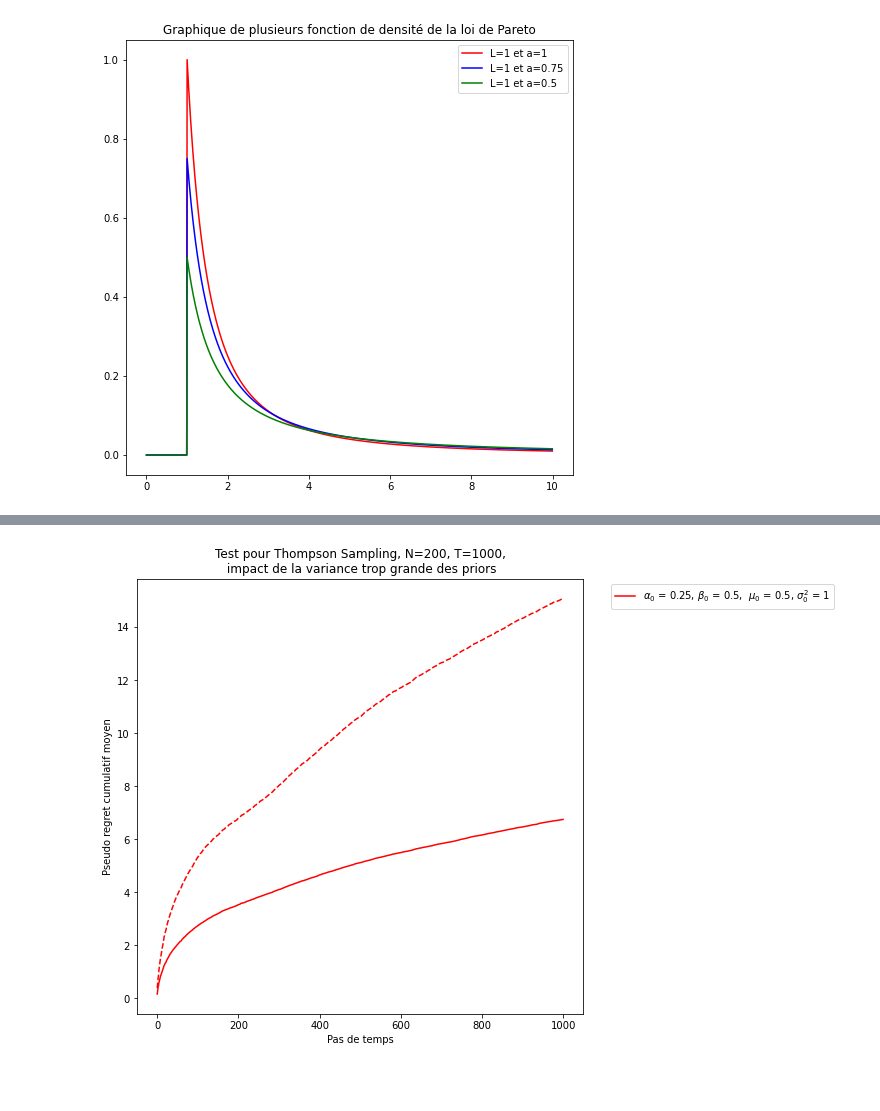
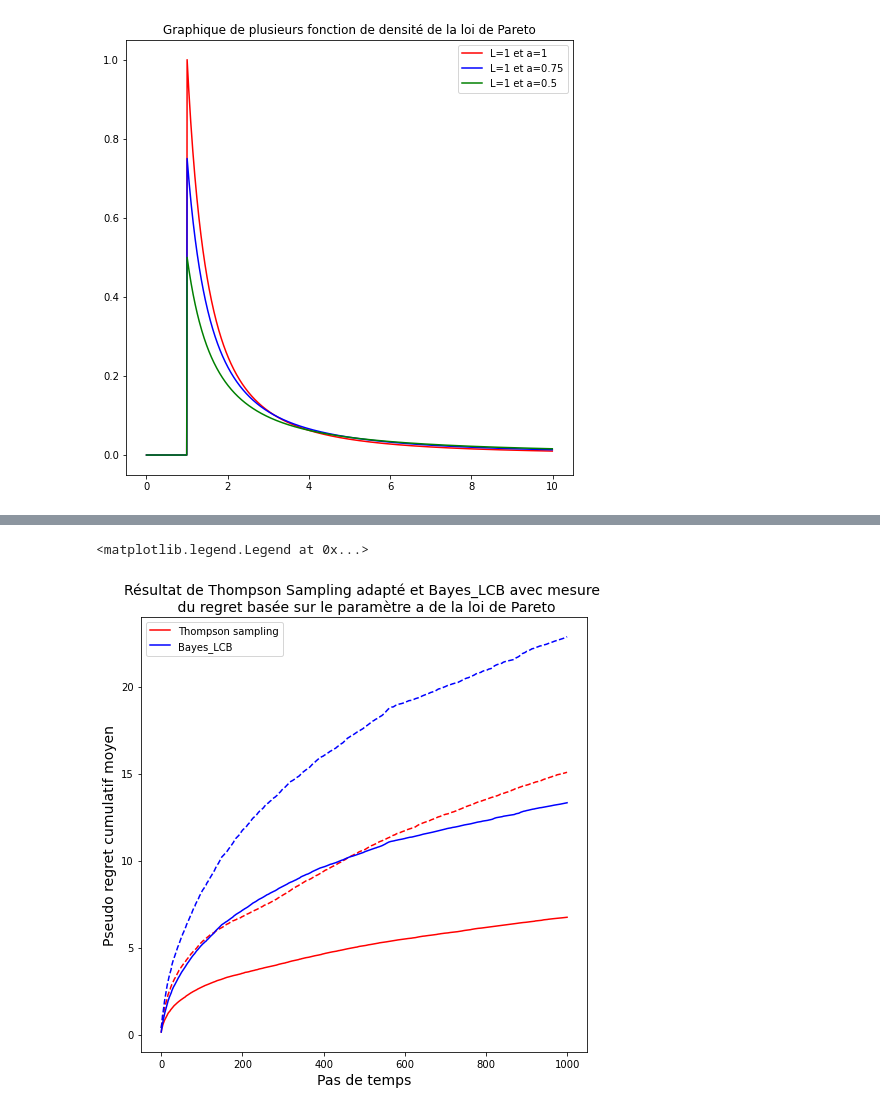
Before and after one commit to vincentmasse/IFT-7201, a Jupyter notebook: Projet/Pareto_nouveau_setting.ipynb, the cells around one changed output, grey strips where cells are left out. Saved outputs shown, nothing was run; the diff lists cells and outputs as text; code cells hidden in the pictures; blank space fills up the shorter version.

Commit message:
pareto_nouveau_setting

```diff
--- a/Projet/Pareto_nouveau_setting.ipynb
+++ b/Projet/Pareto_nouveau_setting.ipynb
@@ -375,11 +283,11 @@ generation=np.random.RandomState(10)
 
 N, T = 200, 1000
 
+c=5
+
 k = generation.rand(N,2)
 
 L = np.array([[1,1],]*N)
-
-#Expérience sur des variances trop grandes
 
 #on teste des priors différents (ici la moyenne est toujours de 5 (centre de l'intervalle))
 #test de l'effet d'une variance trop grande
@@ -387,8 +295,41 @@ L = np.array([[1,1],]*N)
 moyennes = np.array([0.5])
 variances = np.array([1])
 
-titre='Test pour Thompson Sampling, N={}, T={},\n impact de la variance trop grande des priors'.format(N,T)
+alpha = (moyennes**2)/(variances) #Contient les alpha des différentes priors à tester
+beta = (moyennes)/(variances)     #Contient les beta des différentes priors à tester
 
-graphiques(L, k, moyennes, variances, T, titre, regret_method='scale')
+cum_regrets_ts=[]
+cum_regrets_lcb=[]
+
+for j in range(N):
+
+    banditest = ParetoBandit(L[j],k[j],seed=j, regret_method='scale')
+    ts_pareto(banditest, T, alpha=alpha, beta=beta, seed=j, regret_method='scale')
+    cum_regrets_ts.append(banditest.get_cumulative_regret())
+
+cum_regrets_ts_moy = np.apply_along_axis(np.mean, 0, cum_regrets_ts)
+cum_regrets_ts_sd = np.apply_along_axis(np.std, 0, cum_regrets_ts)
+
+for j in range(N):
+
+    banditest = ParetoBandit(L[j],k[j],seed=j, regret_method='scale')
+    bayes_lcb(banditest, T, alpha, beta, c=5)
+    cum_regrets_lcb.append(banditest.get_cumulative_regret())
+
+cum_regrets_lcb_moy = np.apply_along_axis(np.mean, 0, cum_regrets_lcb)
+cum_regrets_lcb_sd = np.apply_along_axis(np.std, 0, cum_regrets_lcb)
-# %% [output]
-[figure, removed]
+# %%
+plt.plot(range(T), cum_regrets_ts_moy, color='red',label='Thompson sampling')
+plt.plot(range(T), cum_regrets_ts_moy + cum_regrets_ts_sd, color = 'red', linestyle='dashed')
+plt.plot(range(T), cum_regrets_lcb_moy, color='blue',label='Bayes_LCB')
+plt.plot(range(T), cum_regrets_lcb_moy + cum_regrets_lcb_sd, color = 'blue', linestyle='dashed')
+
+titre='Résultat de Thompson Sampling adapté et Bayes_LCB avec mesure \n du regret basée sur le paramètre a de la loi de Pareto'
+
+plt.xlabel('Pas de temps',fontsize=14)
+plt.ylabel('Pseudo regret cumulatif moyen',fontsize=14)
+plt.title(titre,fontsize=14)
+plt.legend()
+# %% [output]
+<matplotlib.legend.Legend at 0x...>
+[figure, added]
```
Also changed, not shown: parts of 5 cells of this notebook.
